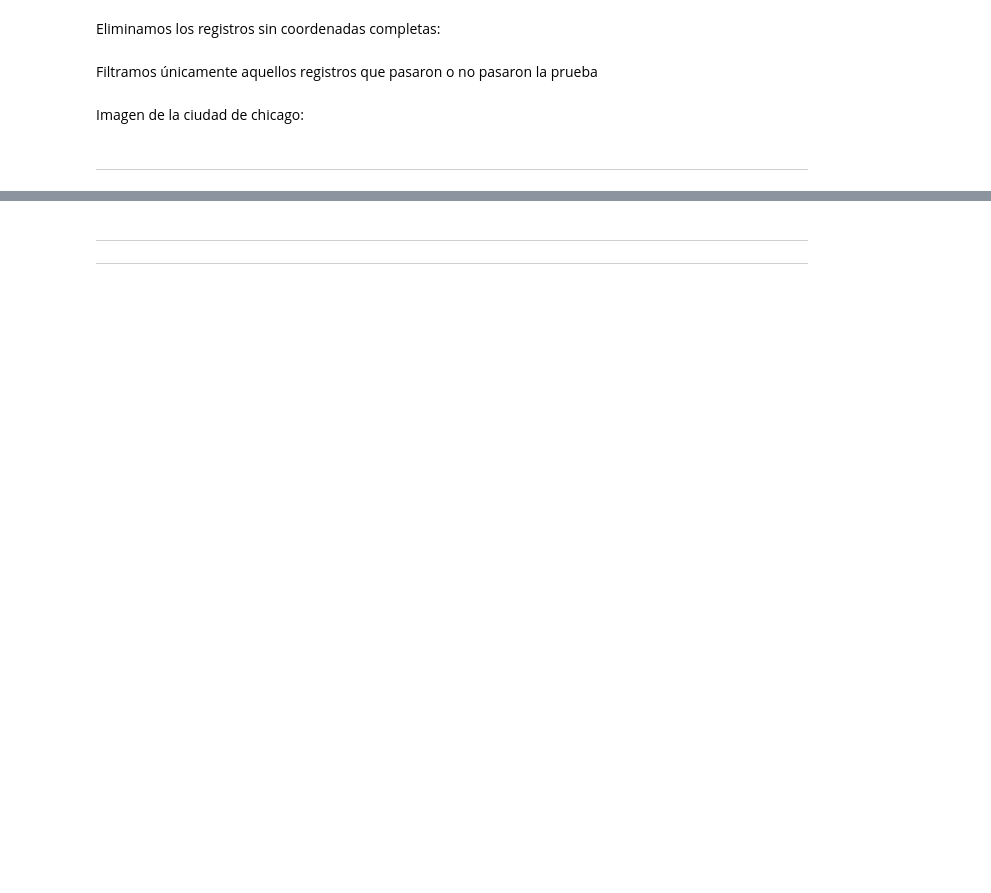
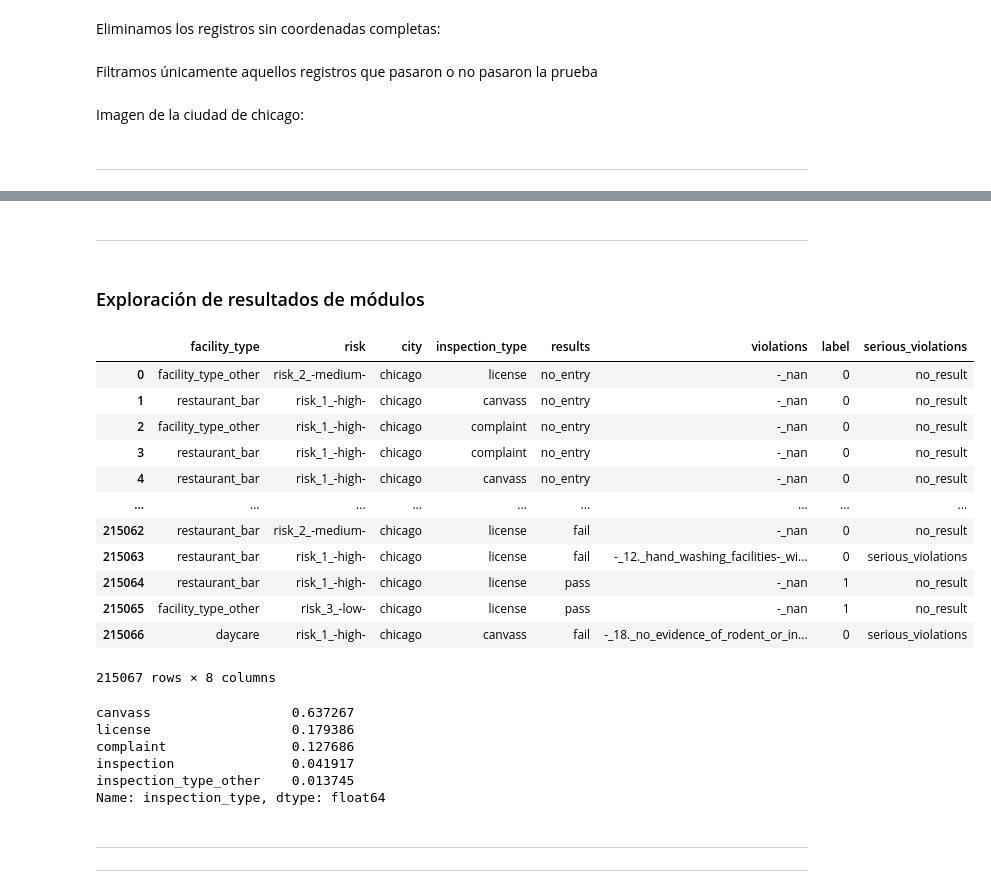
Before and after one commit to santibatte/dpa_2021, a Jupyter notebook: notebooks/EDA.ipynb, the cells around one changed output, grey strips where cells are left out. Drawn from its saved outputs; the diff is of its cells as text; code cells hidden in the pictures; blank space fills up the shorter version.

```diff
--- a/notebooks/EDA.ipynb
+++ b/notebooks/EDA.ipynb
@@ -503,3 +477,33 @@ plt.show()
+# %% [markdown]
+---
+# %% [markdown]
+### Exploración de resultados de módulos
+# %%
+dfx = load_df("../" + transformation_pickle_loc)
+dfx
+# %% [output]
+|  | facility_type | risk | city | inspection_type | results | violations | label | serious_violations |
+| 0 | facility_type_other | risk_2_-medium- | chicago | license | no_entry | -_nan | 0 | no_result |
+| 1 | restaurant_bar | risk_1_-high- | chicago | canvass | no_entry | -_nan | 0 | no_result |
+| 2 | facility_type_other | risk_1_-high- | chicago | complaint | no_entry | -_nan | 0 | no_result |
+| 3 | restaurant_bar | risk_1_-high- | chicago | complaint | no_entry | -_nan | 0 | no_result |
+| 4 | restaurant_bar | risk_1_-high- | chicago | canvass | no_entry | -_nan | 0 | no_result |
+| ... | ... | ... | ... | ... | ... | ... | ... | ... |
+| 215062 | restaurant_bar | risk_2_-medium- | chicago | license | fail | -_nan | 0 | no_result |
+| 215063 | restaurant_bar | risk_1_-high- | chicago | license | fail | -_12._hand_washing_facilities-_wi... | 0 | serious_violations |
+| 215064 | restaurant_bar | risk_1_-high- | chicago | license | pass | -_nan | 1 | no_result |
+| 215065 | facility_type_other | risk_3_-low- | chicago | license | pass | -_nan | 1 | no_result |
+| 215066 | daycare | risk_1_-high- | chicago | canvass | fail | -_18._no_evidence_of_rodent_or_in... | 0 | serious_violations |
+215067 rows × 8 columns
+# %%
+dfx["inspection_type"].value_counts(normalize=True)[:50]
+# %% [output]
+canvass                  0.637267
+license                  0.179386
+complaint                0.127686
+inspection               0.041917
+inspection_type_other    0.013745
+Name: inspection_type, dtype: float64
 # %% [markdown]
 ---
 ---
```
Also changed, not shown: parts of 32 cells of this notebook, 3 other files.
